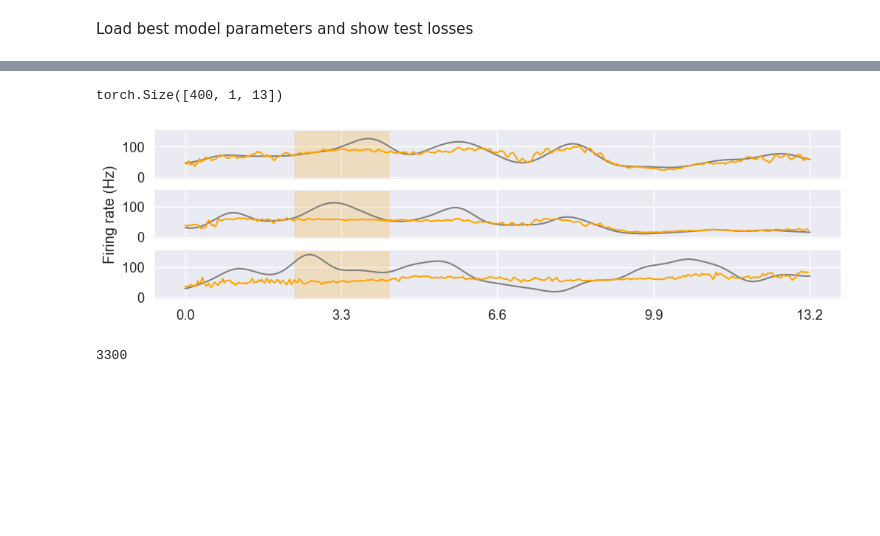
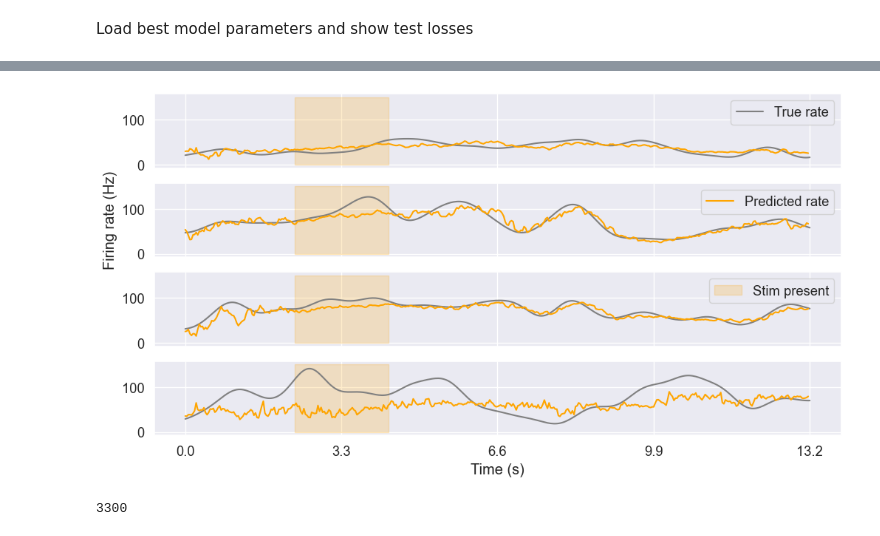
Before and after one commit to cngzlsh/approx_brain, a Jupyter notebook: poster.ipynb, the cells around one changed output, grey strips where cells are left out. Drawn from its saved outputs; the diff is of its cells as text; code cells hidden in the pictures; blank space fills up the shorter version.

Commit message:
now figures

```diff
--- a/poster.ipynb
+++ b/poster.ipynb
@@ -348,31 +348,36 @@ with torch.no_grad():
 
     example_y_LS = DNN_LS(example_X.cuda().permute(1,0,2)).permute(1,0,2)
     example_y_nLS = DNN_nLS(example_X.cuda().permute(1,0,2)).permute(1,0,2)
-# %%
-example_y_LS.shape
-# %% [output]
-torch.Size([400, 1, 13])
 # %%
-f, axes = plt.subplots(nrows=3, ncols=1, sharex=True, figsize=(12,3))
+f, axes = plt.subplots(nrows=4, ncols=1, sharex=True, figsize=(12,6))
 
-axes[0].plot(ephys_rates[50000:50401,4], c='gray')
-axes[0].plot(example_y_LS[:,:, 4].cpu(), c='orange')
+axes[0].plot(ephys_rates[50000:50401,0], c='gray', label='True rate')
+axes[0].plot(example_y_LS[:,:, 0].cpu(), c='orange')
 axes[0].fill_betweenx([0,150], x1=70, x2=130, color='orange', alpha=0.2)
+axes[0].legend(loc='upper right')
 
-axes[1].plot(ephys_rates[50000:50401,11], c='gray')
-axes[1].plot(example_y_LS[:,:, 11].cpu(), c='orange')
+axes[1].plot(ephys_rates[50000:50401,4], c='gray')
+axes[1].plot(example_y_LS[:,:, 4].cpu(), c='orange', label='Predicted rate')
 axes[1].fill_betweenx([0,150], x1=70, x2=130, color='orange', alpha=0.2)
 axes[1].set_ylabel('Firing rate (Hz)')
+axes[1].legend(loc='upper right')
 
-axes[2].plot(ephys_rates[50000:50401,70], c='gray')
-axes[2].plot(example_y_nLS[:,:, 57].cpu(), c='orange')
-axes[2].set_xticks(np.arange(0,401,100), [i*33/1000 for i in range(0, 401, 100)])
-axes[2].fill_betweenx([0,150], x1=70, x2=130, color='orange', alpha=0.2)
+axes[2].plot(ephys_rates[50000:50401,8], c='gray')
+axes[2].plot(example_y_LS[:,:, 8].cpu(), c='orange')
+axes[2].fill_betweenx([0,150], x1=70, x2=130, color='orange', alpha=0.2, label='Stim present')
+axes[2].legend(loc='upper right')
+
+axes[3].plot(ephys_rates[50000:50401,70], c='gray')
+axes[3].plot(example_y_nLS[:,:, 57].cpu(), c='orange')
+axes[3].set_xticks(np.arange(0,401,100), [i*33/1000 for i in range(0, 401, 100)])
+axes[3].fill_betweenx([0,150], x1=70, x2=130, color='orange', alpha=0.2)
+
+axes[3].set_xlabel('Time (s)')
 
 plt.savefig('./figures/prediction_examples', dpi=350, bbox_inches='tight')
 plt.show()
 # %% [output]
-[figure, old version]
+[figure, new version]
 # %%
 100*33
 # %% [output]
```
Also changed, not shown: parts of 13 cells of this notebook, 2 other files.
